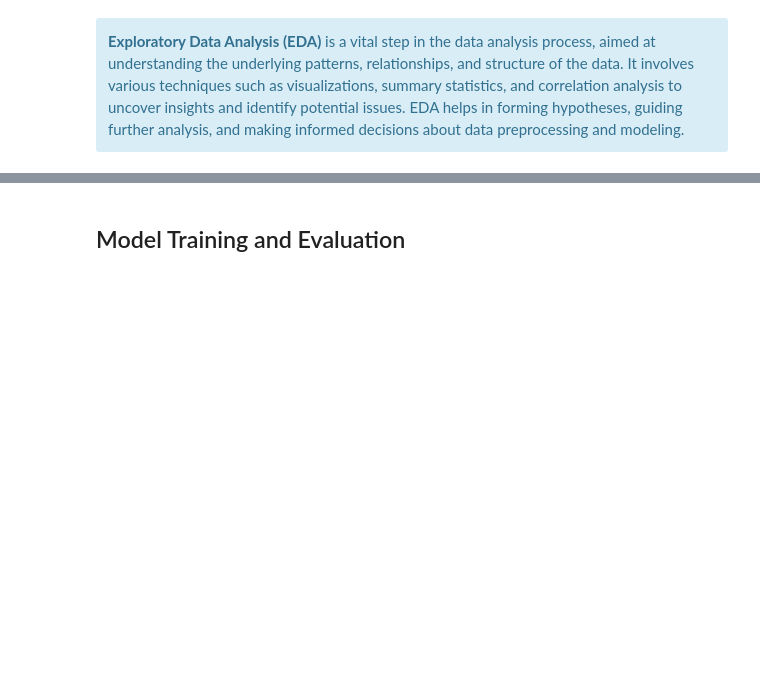
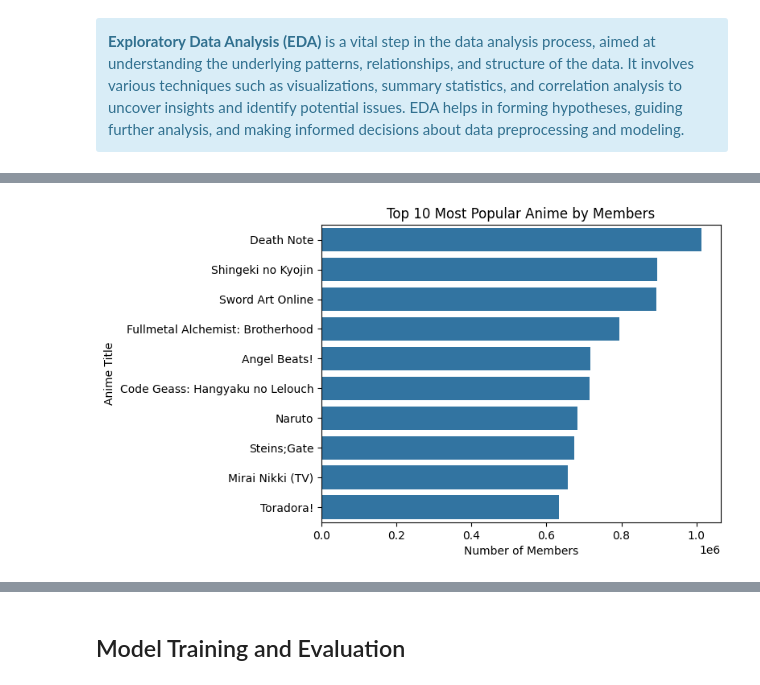
Before and after one commit to Refilwemasapu/Unsupervised-Learning_EG1, a Jupyter notebook: Unsupervised_Learning.ipynb, the cells around one changed output, grey strips where cells are left out. Saved outputs shown, nothing was run; the diff lists cells and outputs as text; code cells hidden in the pictures; blank space fills up the shorter version.

```diff
--- a/Unsupervised_Learning.ipynb
+++ b/Unsupervised_Learning.ipynb
@@ -322,0 +391,10 @@ train_data after removing duplicate rows:
+# %%
+# Assuming you still have the DataFrame stored in the variable 'data'
+top_10_popular = data.nlargest(10, 'members')  # Use the DataFrame 'data'
+sns.barplot(x='members', y='name', data=top_10_popular)
+plt.title('Top 10 Most Popular Anime by Members')
+plt.xlabel('Number of Members')
+plt.ylabel('Anime Title')
+plt.show()
+# %% [output]
+[figure, added]
```
Also changed, not shown: parts of 12 cells of this notebook.
